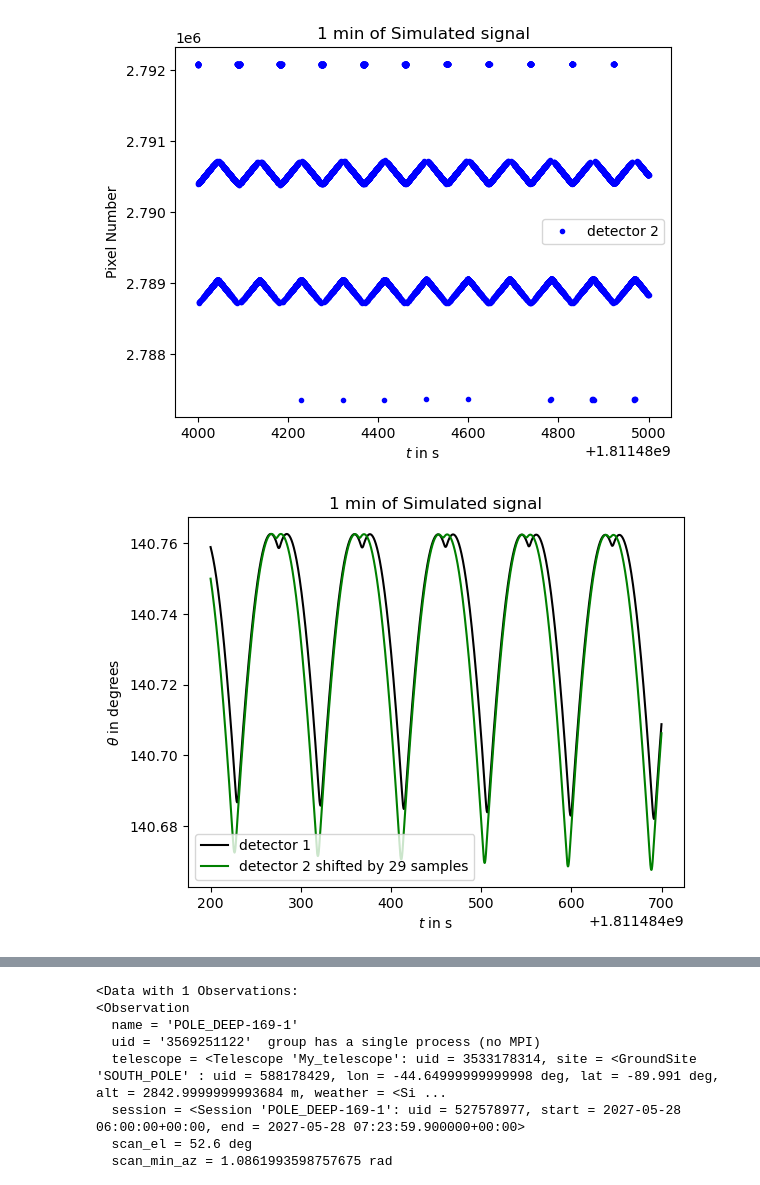
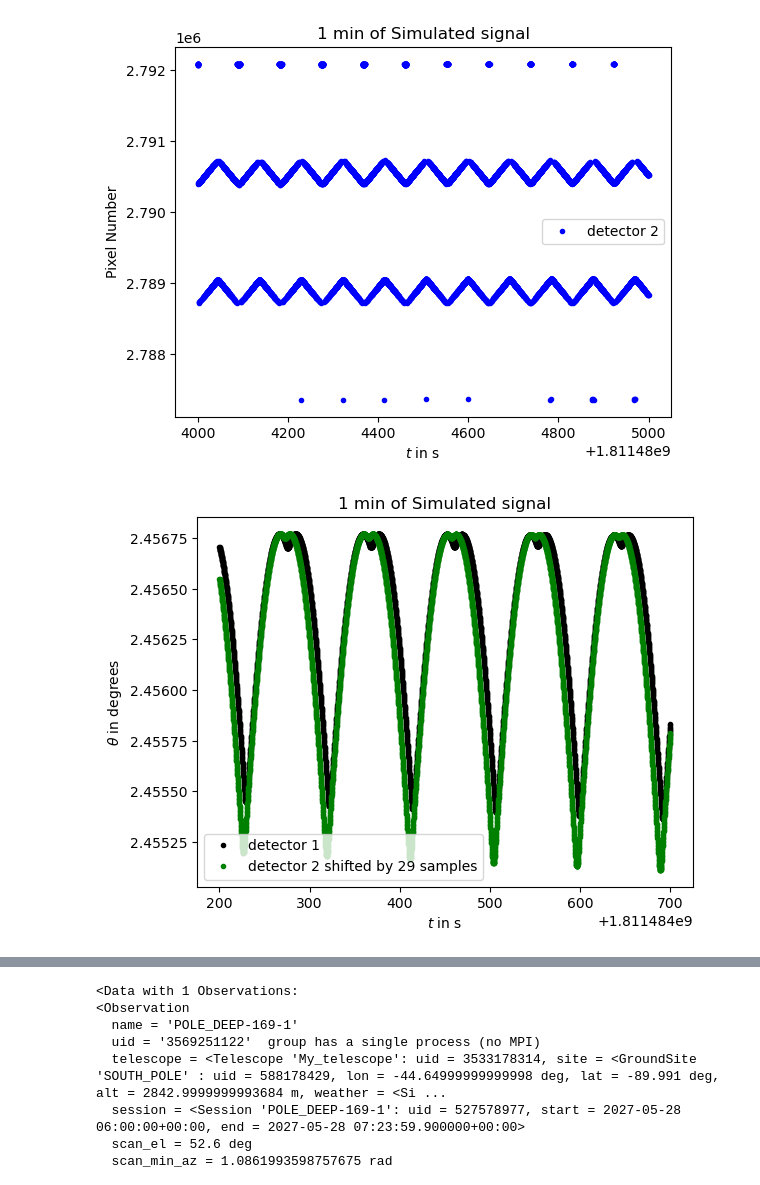
Before and after one commit to julientang/M2-internship, a Jupyter notebook: notebook/custom_destriping.ipynb, the cells around one changed output, grey strips where cells are left out. Cells and saved outputs as stored; diff of their text form; code cells hidden in the pictures.

```diff
--- a/notebook/custom_destriping.ipynb
+++ b/notebook/custom_destriping.ipynb
@@ -422,18 +418,18 @@ plt.show()
 # %% [output]
 [figure]
 # %%
-plt.plot(time[2000:7000], np.degrees(th1[2000:7000]),'k', label = 'detector 1')
-plt.plot(time[2000:7000], np.degrees(th2[2029:7029]),'g', label = 'detector 2 shifted by 29 samples')
+plt.plot(time[2000:7000], th1[2000:7000],'k.', label = 'detector 1')
+plt.plot(time[2000:7000], th2[2029:7029],'g.', label = 'detector 2 shifted by 29 samples')
 
 #plt.plot(time[2000:7000], np.degrees(th1[2029:7029]),'r', label = 'detector 1 shifted by 29 samples')
 #plt.plot(time[2000:7000], np.degrees(th2[2000:7000]),'b', label = 'detector 2')
 
 
 plt.xlabel('$t$ in s')
 plt.ylabel(r'$\theta$ in degrees')
 plt.title('1 min of Simulated signal')
 plt.legend(loc = 'best')
 plt.show()
 # %% [output]
-[figure, old version]
+[figure, new version]
 # %%
```
Also changed, not shown: parts of 84 cells of this notebook.
